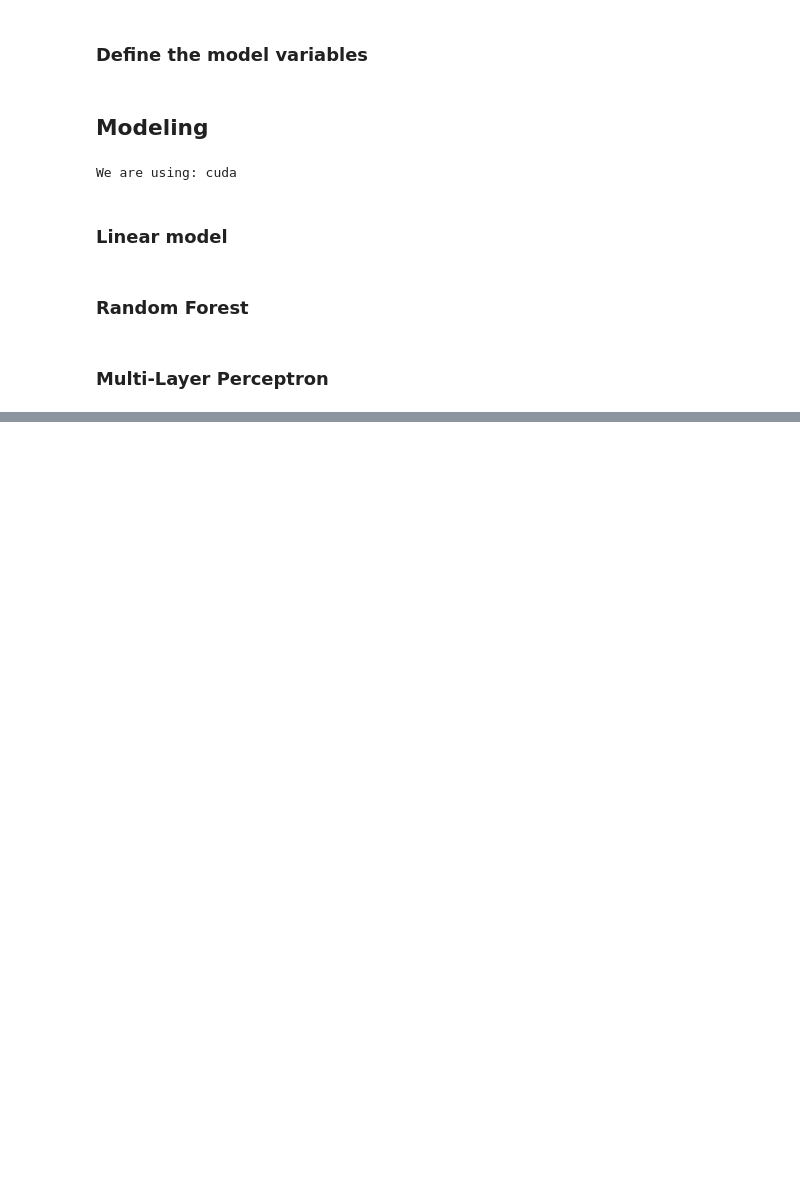
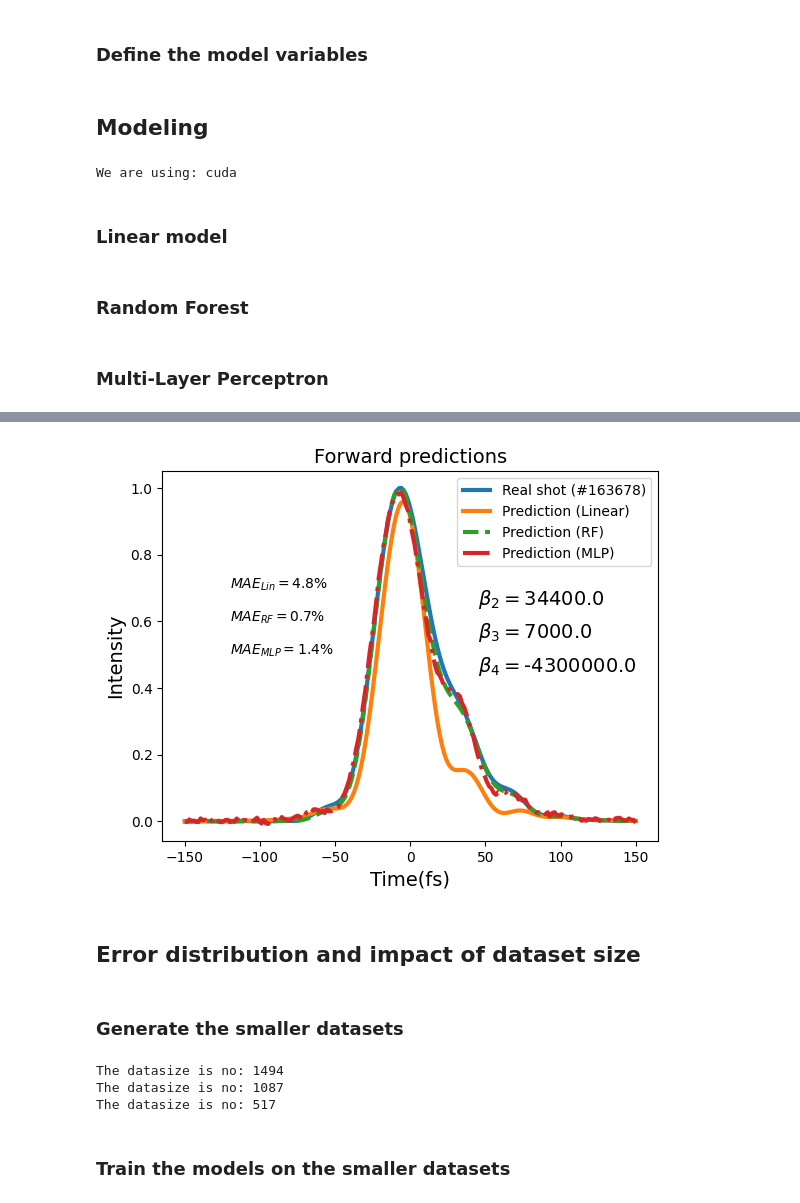
Before and after one commit to javierhndev/ML-pulse-shaping, a Jupyter notebook: forward_models.ipynb, the cells around one changed output, grey strips where cells are left out. Saved outputs shown, nothing was run; the diff lists cells and outputs as text; code cells hidden in the pictures; blank space fills up the shorter version.

```diff
--- a/forward_models.ipynb
+++ b/forward_models.ipynb
@@ -120,0 +249,8 @@ For debugging consider passing CUDA_LAUNCH_BLOCKING=1
+# %%
+shot_index=512
+plot_example(shot_index,X_test,y_test,df_input_reduced,df_time_200,
+             forward_model_lin,forward_model_rf,forward_model_mlp)
+# %% [output]
+[figure, added]
+# %% [markdown]
+## Error distribution and impact of dataset size
@@ -120,0 +265,15 @@ For debugging consider passing CUDA_LAUNCH_BLOCKING=1
+# %% [markdown]
+### Generate the smaller datasets
+# %%
+drop_factor=0.45
+df_input_subset_1500,df_time_subset_1500=drop_shots(drop_factor,df_input_reduced,df_pulse_200_reduced)
+
+drop_factor=0.60
+df_input_subset_1k,df_time_subset_1k=drop_shots(drop_factor,df_input_reduced,df_pulse_200_reduced)
+
+drop_factor=0.81
+df_input_subset_500,df_time_subset_500=drop_shots(drop_factor,df_input_reduced,df_pulse_200_reduced)
+# %% [output]
+The datasize is no: 1494
+The datasize is no: 1087
+The datasize is no: 517
@@ -120,0 +285,2 @@ For debugging consider passing CUDA_LAUNCH_BLOCKING=1
+# %% [markdown]
+### Train the models on the smaller datasets
```
Also changed, not shown: parts of 29 cells of this notebook, 10 other files.
